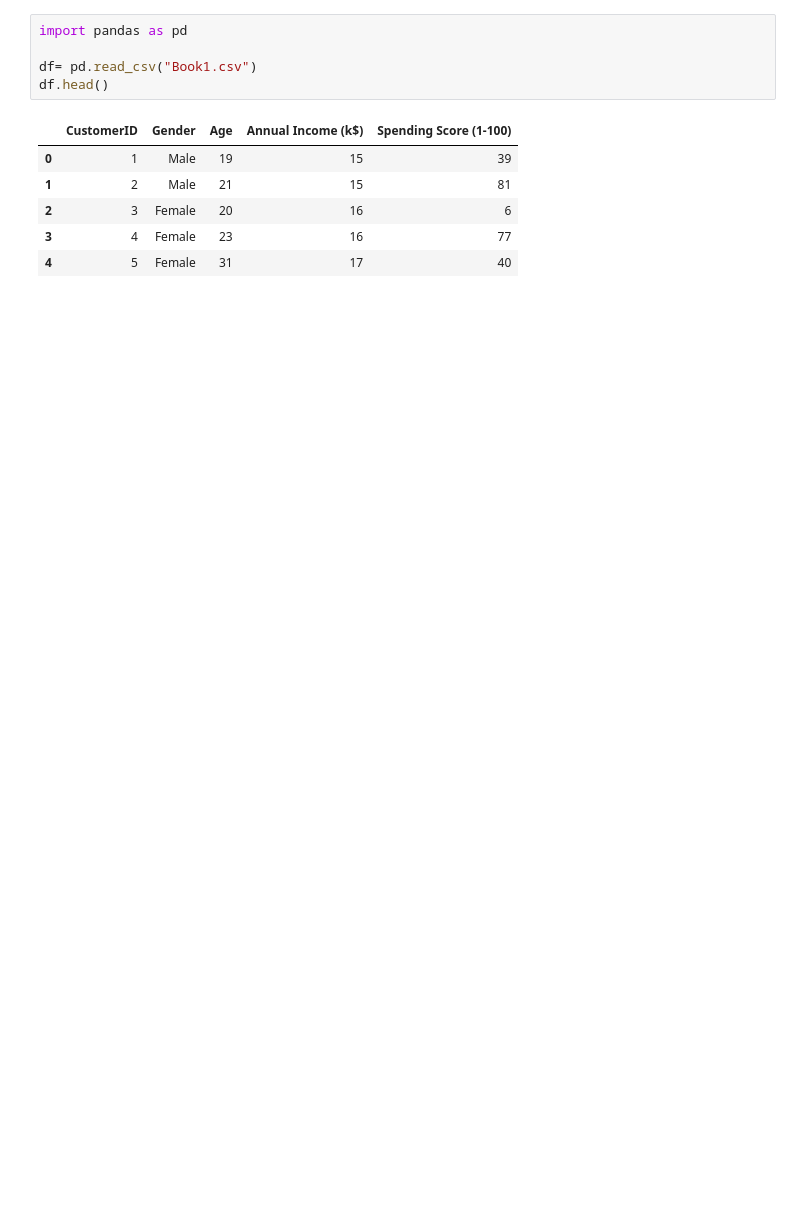
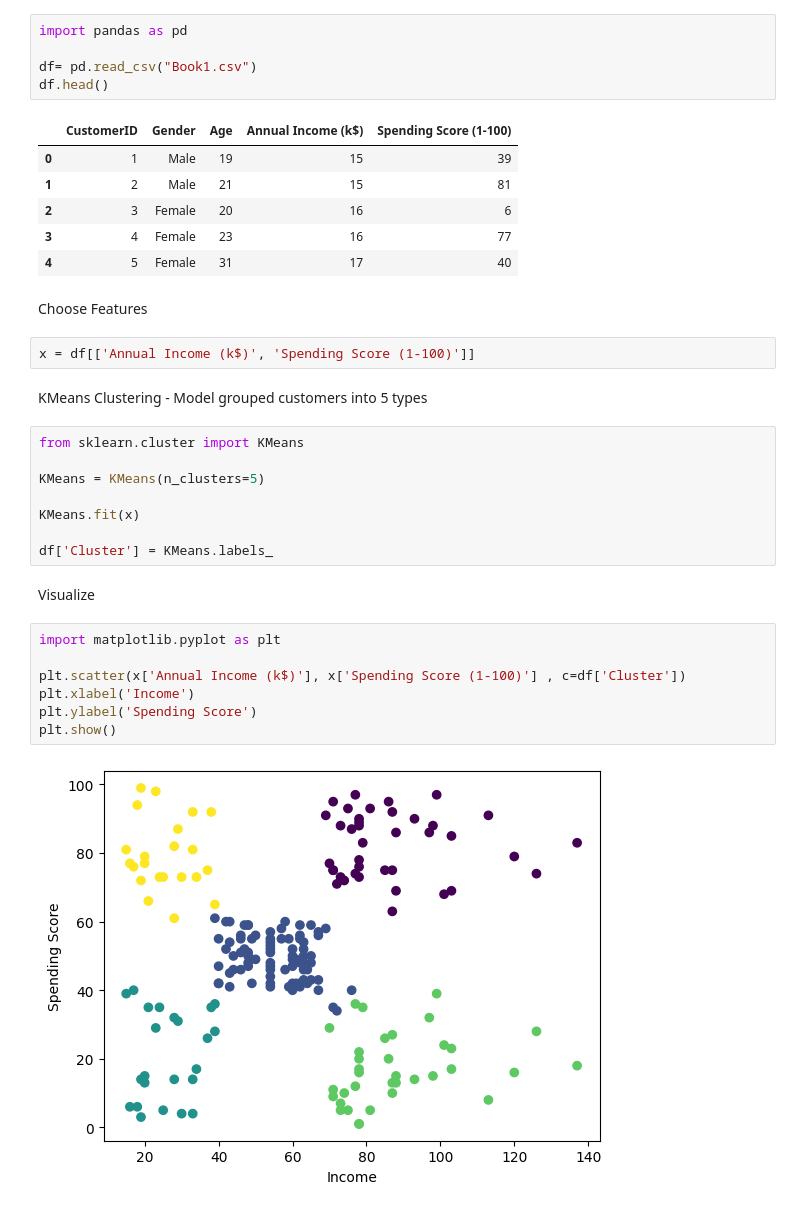
Before and after one commit to sumudusan/Customer-Segmentation-System, a Jupyter notebook: Customer Segmentation.ipynb, the cells around one changed output. Cells and saved outputs as stored; diff of their text form; blank space fills up the shorter version.

Commit message:
Download dataset Load it Apply KMeans Plot graph 🤙

```diff
--- a/Customer Segmentation.ipynb
+++ b/Customer Segmentation.ipynb
@@ -10,3 +10,28 @@ df.head()
 | 2 | 3 | Female | 20 | 16 | 6 |
 | 3 | 4 | Female | 23 | 16 | 77 |
 | 4 | 5 | Female | 31 | 17 | 40 |
+# %% [markdown]
+Choose Features
+# %%
+x = df[['Annual Income (k$)', 'Spending Score (1-100)']]
+# %% [markdown]
+KMeans Clustering - Model grouped customers into 5 types
+# %%
+from sklearn.cluster import KMeans
+
+KMeans = KMeans(n_clusters=5)
+
+KMeans.fit(x)
+
+df['Cluster'] = KMeans.labels_
+# %% [markdown]
+Visualize
+# %%
+import matplotlib.pyplot as plt
+
+plt.scatter(x['Annual Income (k$)'], x['Spending Score (1-100)'] , c=df['Cluster'])
+plt.xlabel('Income')
+plt.ylabel('Spending Score')
+plt.show()
+# %% [output]
+[figure, added]
```
